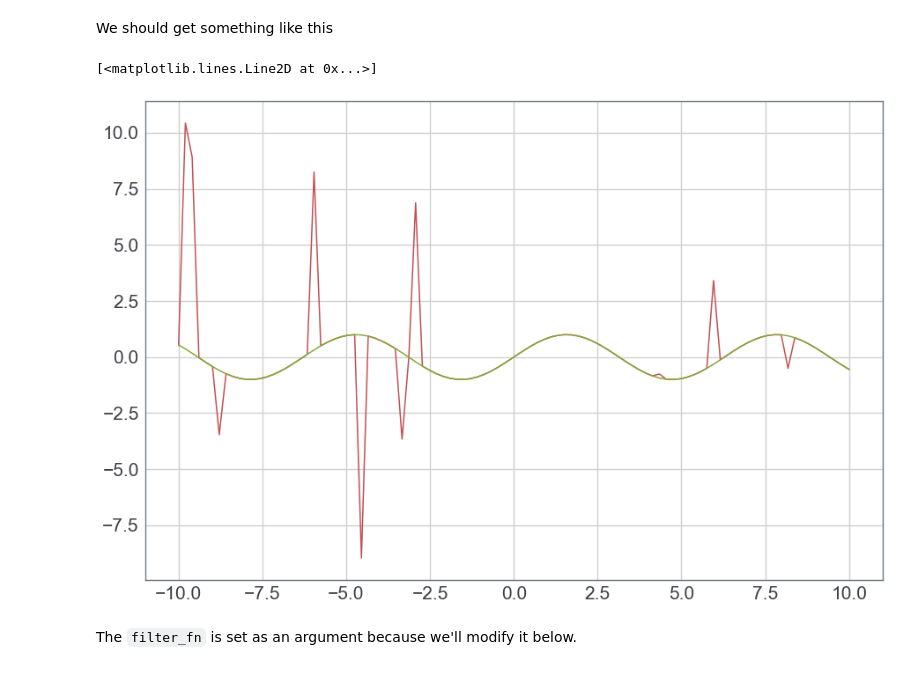
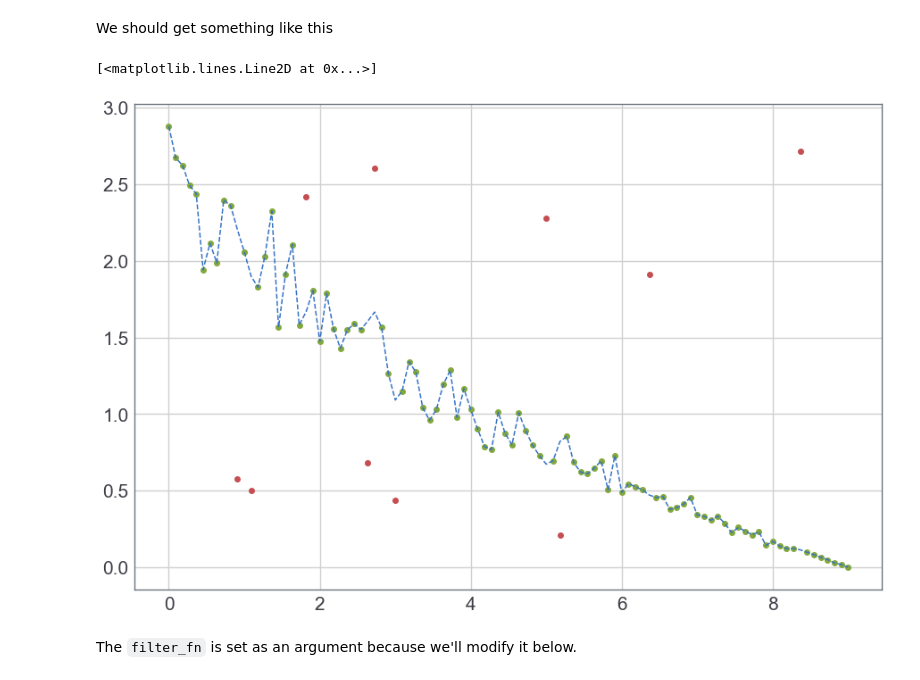
Before and after one commit to svaisakh/vai, a Jupyter notebook: Notebooks/utils/remove_outlier.ipynb, the cells around one changed output. Saved outputs shown, nothing was run; the diff lists cells and outputs as text; code cells hidden in the pictures.

Commit message:
Make Notebook Visualizations Better
Easier on the eye plots.

````diff
--- a/Notebooks/utils/remove_outlier.ipynb
+++ b/Notebooks/utils/remove_outlier.ipynb
@@ -46,6 +46,18 @@ def __interpolate(x, y, x_new):
     spline = interpolate.BSpline(t, c, k, extrapolate=False)
 
     return spline(x_new)
+# %%
+def __make_outliers(y, outlier_mask, y_lim):
+    n = len(np.where(outlier_mask)[0])
+
+    upper_range = (y[outlier_mask] + y_lim[1]) / 2
+    upper_array = upper_range + np.random.rand(n) * (y_lim[1] - upper_range)
+    lower_range = (y[outlier_mask] + y_lim[0]) / 2
+    lower_array = y_lim[0] + np.random.rand(n) * (lower_range - y_lim[0])
+    probs = np.stack([y_lim[1] - y[outlier_mask], y[outlier_mask] - y_lim[0]], -1)
+    probs /= probs.sum(-1, keepdims=True)
+    choice_idx = np.concatenate([np.random.binomial(1, prob[1], 1) for prob in probs])
+    y[outlier_mask] = np.stack([upper_array, lower_array], -1)[np.arange(n), choice_idx]
 # %% [markdown]
 In order to test this filter, we'll take some regular function and pretend we're measuring with some instrument which gives readings within a certain range.
 
@@ -57,21 +69,24 @@ The outliers should show up in red.
 # %% [markdown]
 We should get something like this
 # %%
-x = np.linspace(-10, 10, 100)
-y = np.sin(x)
+x = np.linspace(0, 9, 100)
+y = 3 - np.sqrt(x)
+y += np.random.randn(100) * y / 10
 
 # Make some points outliers
 outlier_idx = np.random.choice(np.arange(100), 10, replace=False)
-outlier_mask = np.array([x in outlier_idx for x in range(100)])
-y[outlier_mask] += np.random.randn(10) * 5
+outlier_mask = np.array([i in outlier_idx for i in range(100)])
+__make_outliers(y, outlier_mask, (y.min(), y.max()))
 
-plot(x, y, 'r')
+plot(x[outlier_mask], y[outlier_mask], 'or')
+plot(x[~outlier_mask], y[~outlier_mask], 'og')
 
 y[outlier_mask] = __interpolate(x[~outlier_mask], y[~outlier_mask], x[outlier_mask])
-plot(x, y, 'g')
+
+plot(x, y, '--b')
 # %% [output]
 [<matplotlib.lines.Line2D at 0x...>]
-[figure, old version]
+[figure, new version]
 # %% [markdown]
 The ```filter_fn``` is set as an argument because we'll modify it below.
 # %%
````
Also changed, not shown: parts of 8 cells of this notebook.
